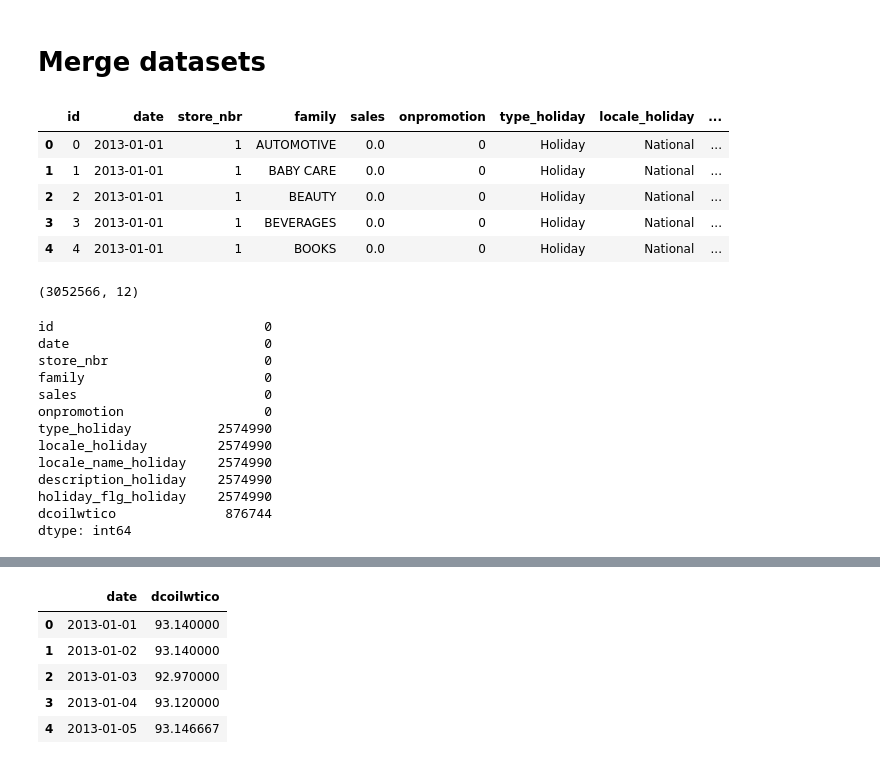
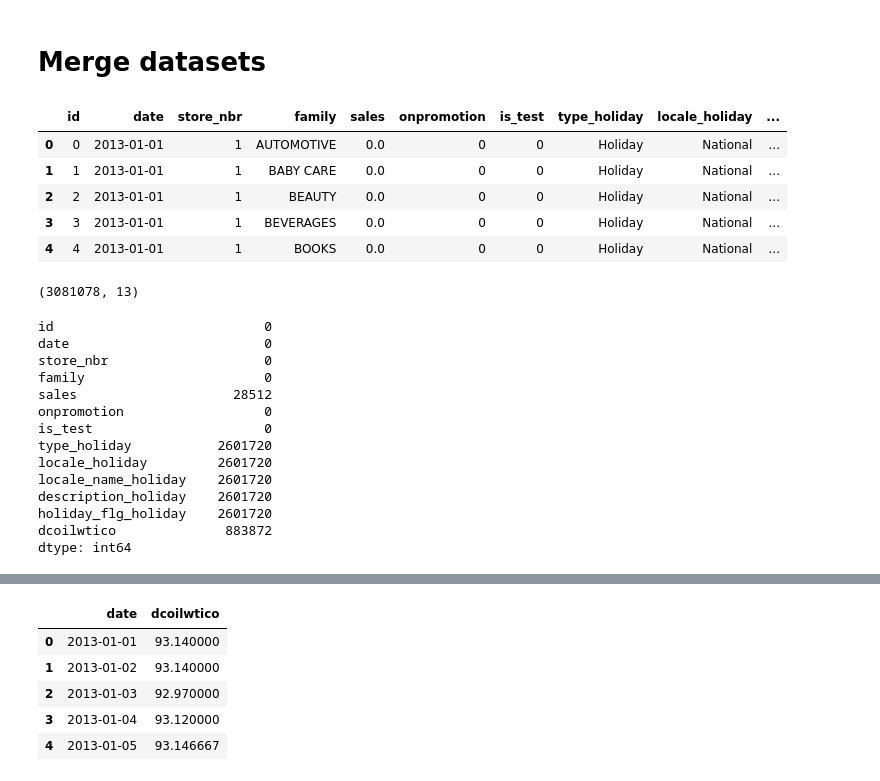
Before and after one commit to Hailey-cloud/Final-Project-Machine-Learning, a Jupyter notebook: Store_Sales_ML.ipynb, the cells around one changed output, grey strips where cells are left out. Cells and saved outputs as stored; diff of their text form; code cells hidden in the pictures.

Commit message:
Add test data to merged dataset

```diff
--- a/Store_Sales_ML.ipynb
+++ b/Store_Sales_ML.ipynb
@@ -361,43 +361,49 @@ Name: count, dtype: int64
 holidays_events['holiday_flg'] =1
 # %% [markdown]
 # Merge datasets
+# %%
+train['is_test'] = 0
+test['is_test'] = 1
 # %%
 #merged holiday and oil data with train data
 exclude_col = 'date'
 
 new_columns = {col: col + '_holiday' for col in holidays_events.columns if col != exclude_col}
 
 holidays_events = holidays_events.rename(columns=new_columns)
 
 
-merged_df = pd.merge(train, holidays_events, on='date', how='left')
+merged_df = pd.concat([train, test], ignore_index=True)
+merged_df = pd.merge(merged_df, holidays_events, on='date', how='left')
 merged_df = pd.merge(merged_df, oil, on='date', how='left')
 
+
 merged_df.head()
 # %% [output]
-|  | id | date | store_nbr | family | sales | onpromotion | type_holiday | locale_holiday | ... |
-| 0 | 0 | 2013-01-01 | 1 | AUTOMOTIVE | 0.0 | 0 | Holiday | National | ... |
-| 1 | 1 | 2013-01-01 | 1 | BABY CARE | 0.0 | 0 | Holiday | National | ... |
-| 2 | 2 | 2013-01-01 | 1 | BEAUTY | 0.0 | 0 | Holiday | National | ... |
-| 3 | 3 | 2013-01-01 | 1 | BEVERAGES | 0.0 | 0 | Holiday | National | ... |
-| 4 | 4 | 2013-01-01 | 1 | BOOKS | 0.0 | 0 | Holiday | National | ... |
+|  | id | date | store_nbr | family | sales | onpromotion | is_test | type_holiday | locale_holiday | ... |
+| 0 | 0 | 2013-01-01 | 1 | AUTOMOTIVE | 0.0 | 0 | 0 | Holiday | National | ... |
+| 1 | 1 | 2013-01-01 | 1 | BABY CARE | 0.0 | 0 | 0 | Holiday | National | ... |
+| 2 | 2 | 2013-01-01 | 1 | BEAUTY | 0.0 | 0 | 0 | Holiday | National | ... |
+| 3 | 3 | 2013-01-01 | 1 | BEVERAGES | 0.0 | 0 | 0 | Holiday | National | ... |
+| 4 | 4 | 2013-01-01 | 1 | BOOKS | 0.0 | 0 | 0 | Holiday | National | ... |
 # %%
 print(merged_df.shape)
 merged_df.isnull().sum()
 # %% [output]
-(3052566, 12)
+(3081078, 13)
 id                           0
 date                         0
 store_nbr                    0
 family                       0
-sales                        0
+sales                    28512
 onpromotion                  0
-type_holiday           2574990
-locale_holiday         2574990
-locale_name_holiday    2574990
-description_holiday    2574990
-holiday_flg_holiday    2574990
-dcoilwtico              876744
+is_test                      0
+type_holiday           2601720
+locale_holiday         2601720
+locale_name_holiday    2601720
+description_holiday    2601720
+holiday_flg_holiday    2601720
+dcoilwtico              883872
 dtype: int64
 # %%
 merged_df[merged_df['dcoilwtico'].isnull()]
```
Also changed, not shown: parts of 3 cells of this notebook.
